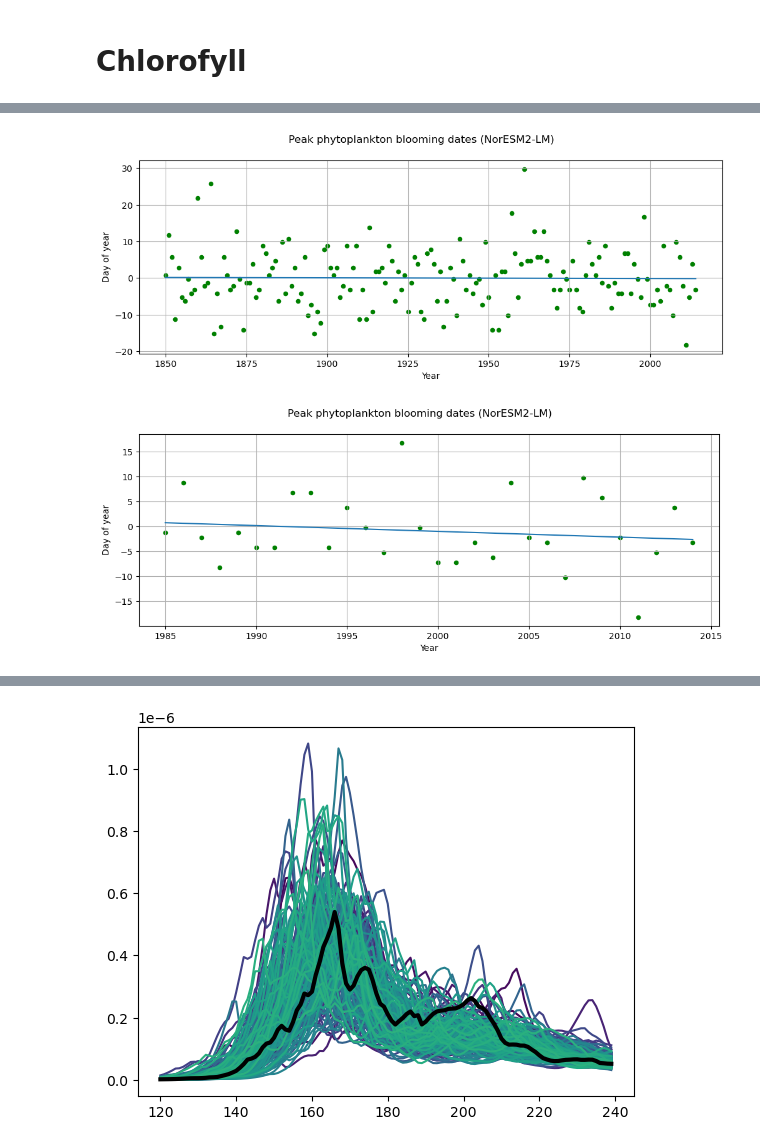
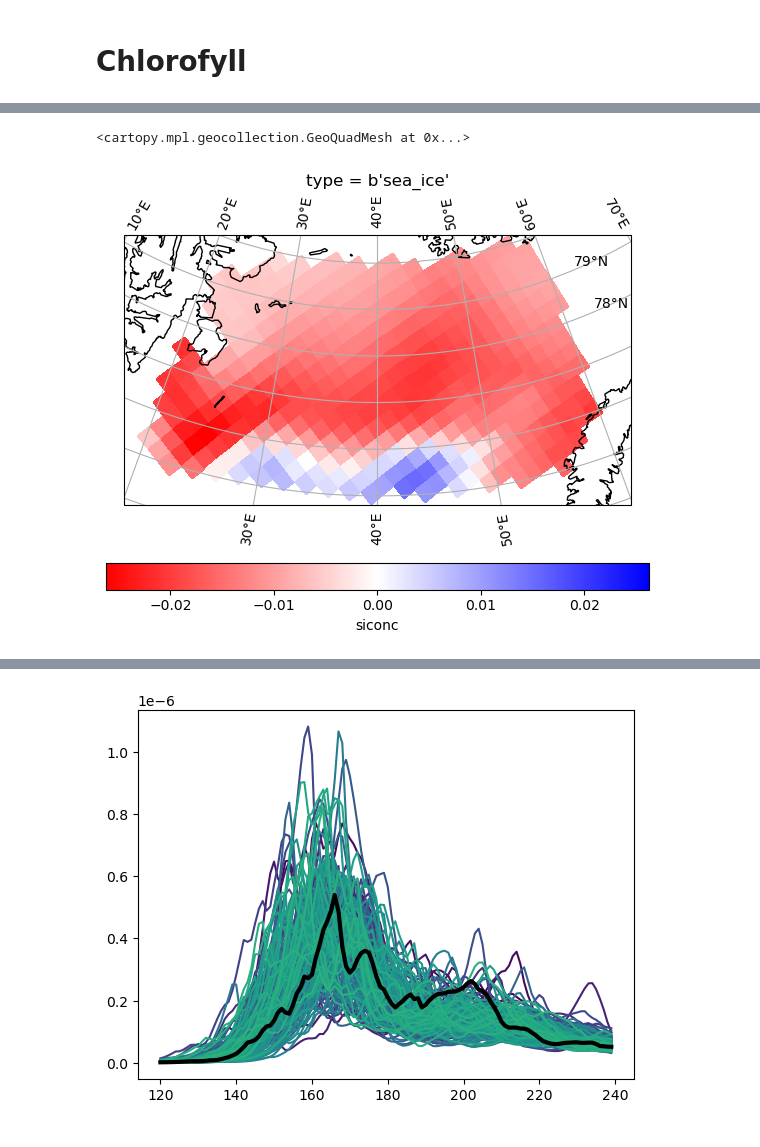
Before and after one commit to eScience-course/Tjaernoe2022-group6, a Jupyter notebook: notebooks/Stian/main.ipynb, the cells around one changed output, grey strips where cells are left out. Drawn from its saved outputs; the diff is of its cells as text; code cells hidden in the pictures.

```diff
--- a/notebooks/Stian/main.ipynb
+++ b/notebooks/Stian/main.ipynb
@@ -146,8 +146,6 @@ chlos_daily_anomaly.plot()
-# %%
-scatter_dates(peak_dates, last_n_years=0)
-# %% [output]
-[figure, removed]
-# %%
-scatter_dates(peak_dates, last_n_years=30)
-# %% [output]
-[figure, removed]
+# %%
+SI_anomaly.plot(ax=barentsMap(minlat=74)[1], transform=ccrs.PlateCarree(), x='longitude', y='latitude',
+                        cmap='bwr_r', cbar_kwargs={'location': 'bottom'})
+# %% [output]
+<cartopy.mpl.geocollection.GeoQuadMesh at 0x...>
+[figure, added]
```
Also changed, not shown: parts of 31 cells of this notebook, 2 other files.
